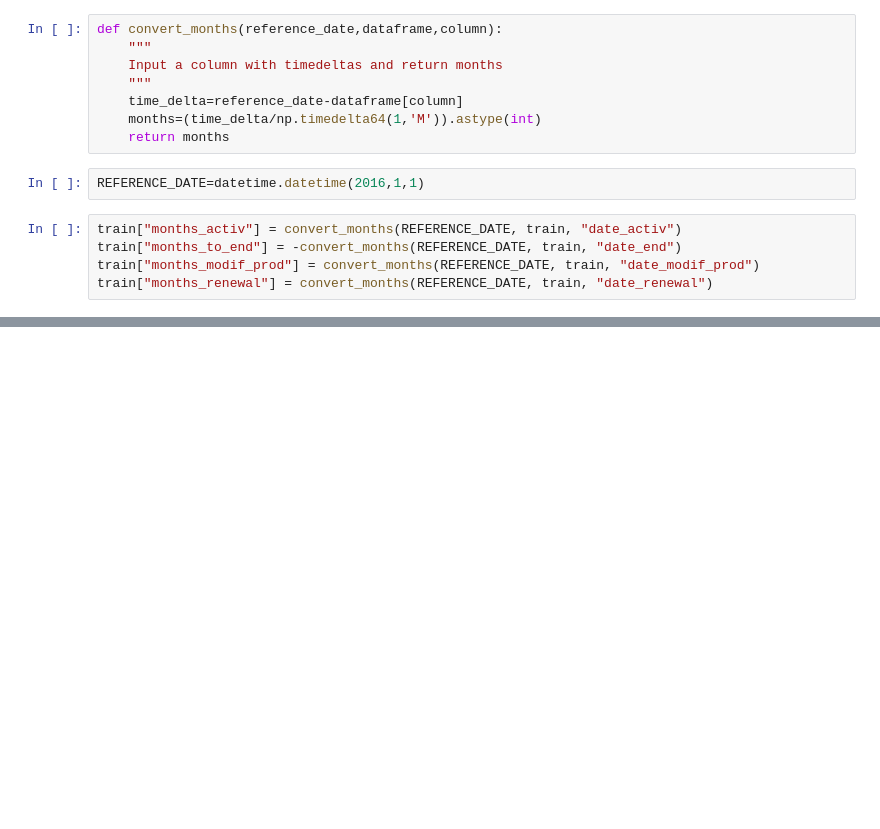
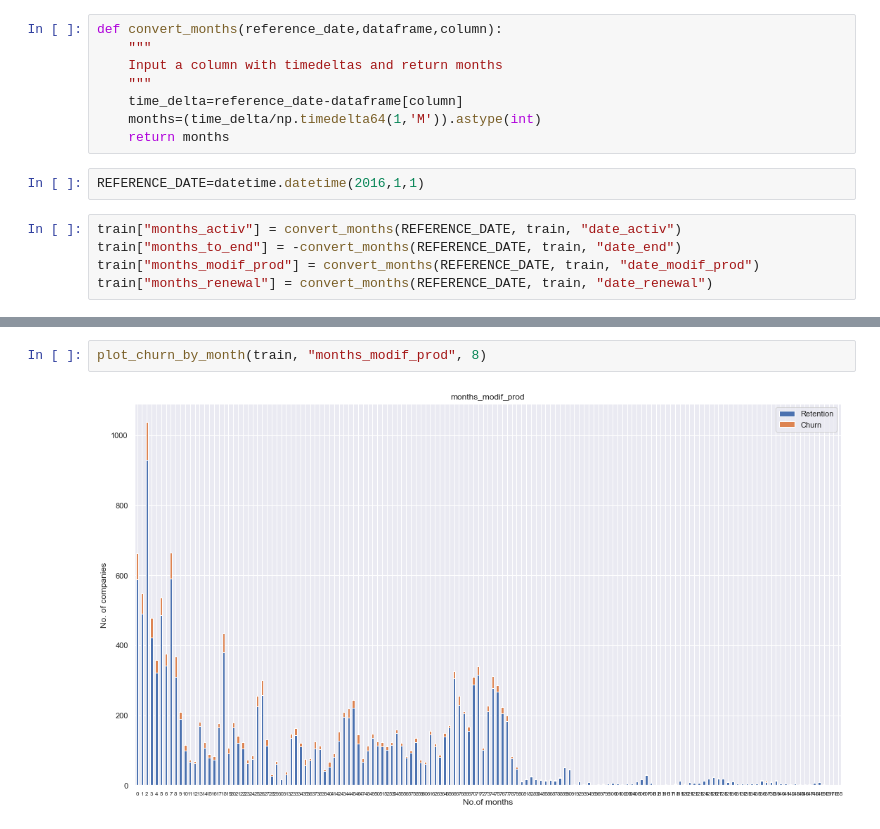
Before and after one commit to YiranXu/Data_Science_Projects, a Jupyter notebook: BCG_datascience_virtual_experience/Feature Engineering solution.ipynb, the cells around one changed output, grey strips where cells are left out. Saved outputs shown, nothing was run; the diff lists cells and outputs as text; blank space fills up the shorter version.

```diff
--- a/BCG_datascience_virtual_experience/Feature Engineering solution.ipynb
+++ b/BCG_datascience_virtual_experience/Feature Engineering solution.ipynb
@@ -169,0 +205,4 @@ def plot_churn_by_month(dataframe,column,fontsize_=11):
+# %%
+plot_churn_by_month(train, "months_modif_prod", 8)
+# %% [output]
+[figure, added]
```
Also changed, not shown: parts of 80 cells of this notebook.
